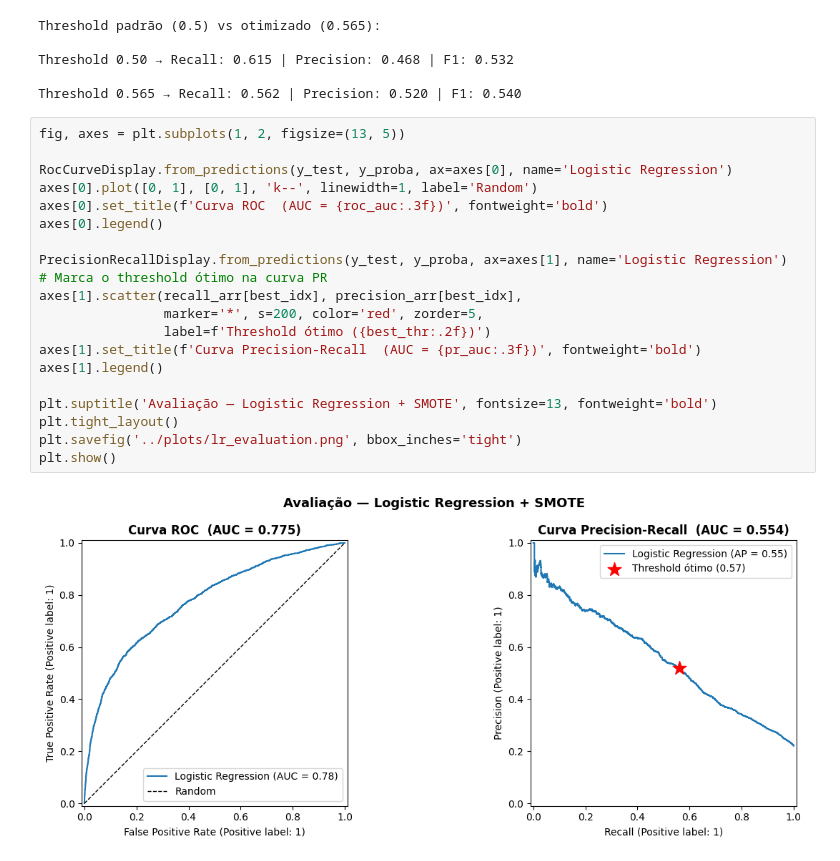
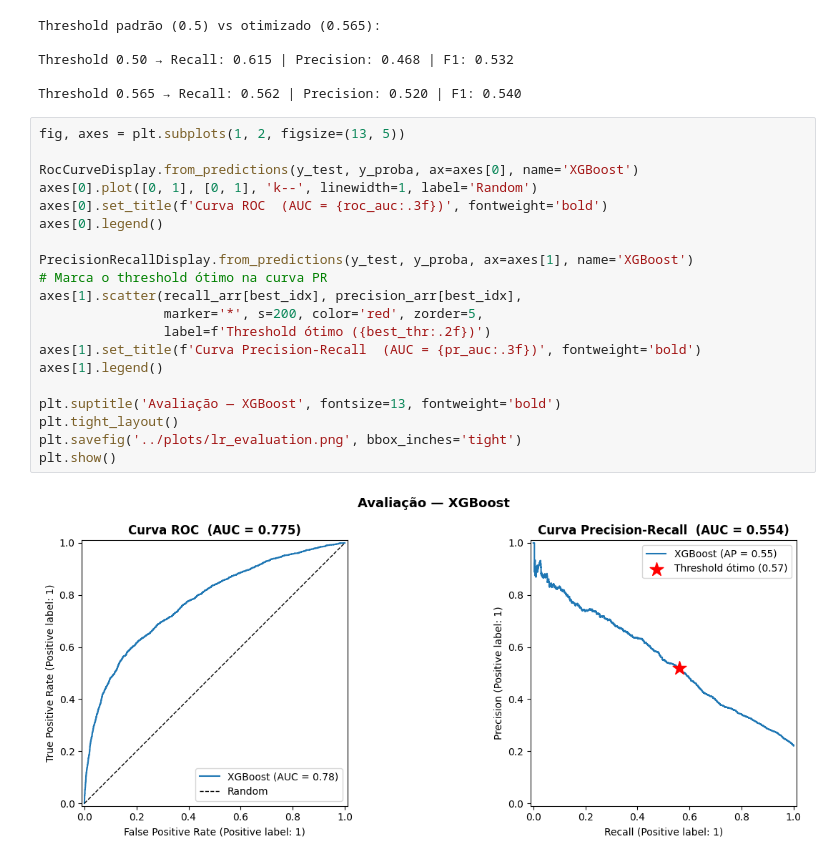
Before and after one commit to ASFischer/credit_risk, a Jupyter notebook: notebooks/modeling.ipynb, the cells around one changed output. Drawn from its saved outputs; the diff is of its cells as text.

```diff
--- a/notebooks/modeling.ipynb
+++ b/notebooks/modeling.ipynb
@@ -152,22 +152,22 @@ Threshold 0.565 → Recall: 0.562 | Precision: 0.520 | F1: 0.540
 # %%
 fig, axes = plt.subplots(1, 2, figsize=(13, 5))
 
-RocCurveDisplay.from_predictions(y_test, y_proba, ax=axes[0], name='Logistic Regression')
+RocCurveDisplay.from_predictions(y_test, y_proba, ax=axes[0], name='XGBoost')
 axes[0].plot([0, 1], [0, 1], 'k--', linewidth=1, label='Random')
 axes[0].set_title(f'Curva ROC  (AUC = {roc_auc:.3f})', fontweight='bold')
 axes[0].legend()
 
-PrecisionRecallDisplay.from_predictions(y_test, y_proba, ax=axes[1], name='Logistic Regression')
+PrecisionRecallDisplay.from_predictions(y_test, y_proba, ax=axes[1], name='XGBoost')
 # Marca o threshold ótimo na curva PR
 axes[1].scatter(recall_arr[best_idx], precision_arr[best_idx],
                 marker='*', s=200, color='red', zorder=5,
                 label=f'Threshold ótimo ({best_thr:.2f})')
 axes[1].set_title(f'Curva Precision-Recall  (AUC = {pr_auc:.3f})', fontweight='bold')
 axes[1].legend()
 
-plt.suptitle('Avaliação — Logistic Regression + SMOTE', fontsize=13, fontweight='bold')
+plt.suptitle('Avaliação — XGBoost', fontsize=13, fontweight='bold')
 plt.tight_layout()
 plt.savefig('../plots/lr_evaluation.png', bbox_inches='tight')
 plt.show()
 # %% [output]
-[figure, old version]
+[figure, new version]
```
Also changed, not shown: 1 other file.
